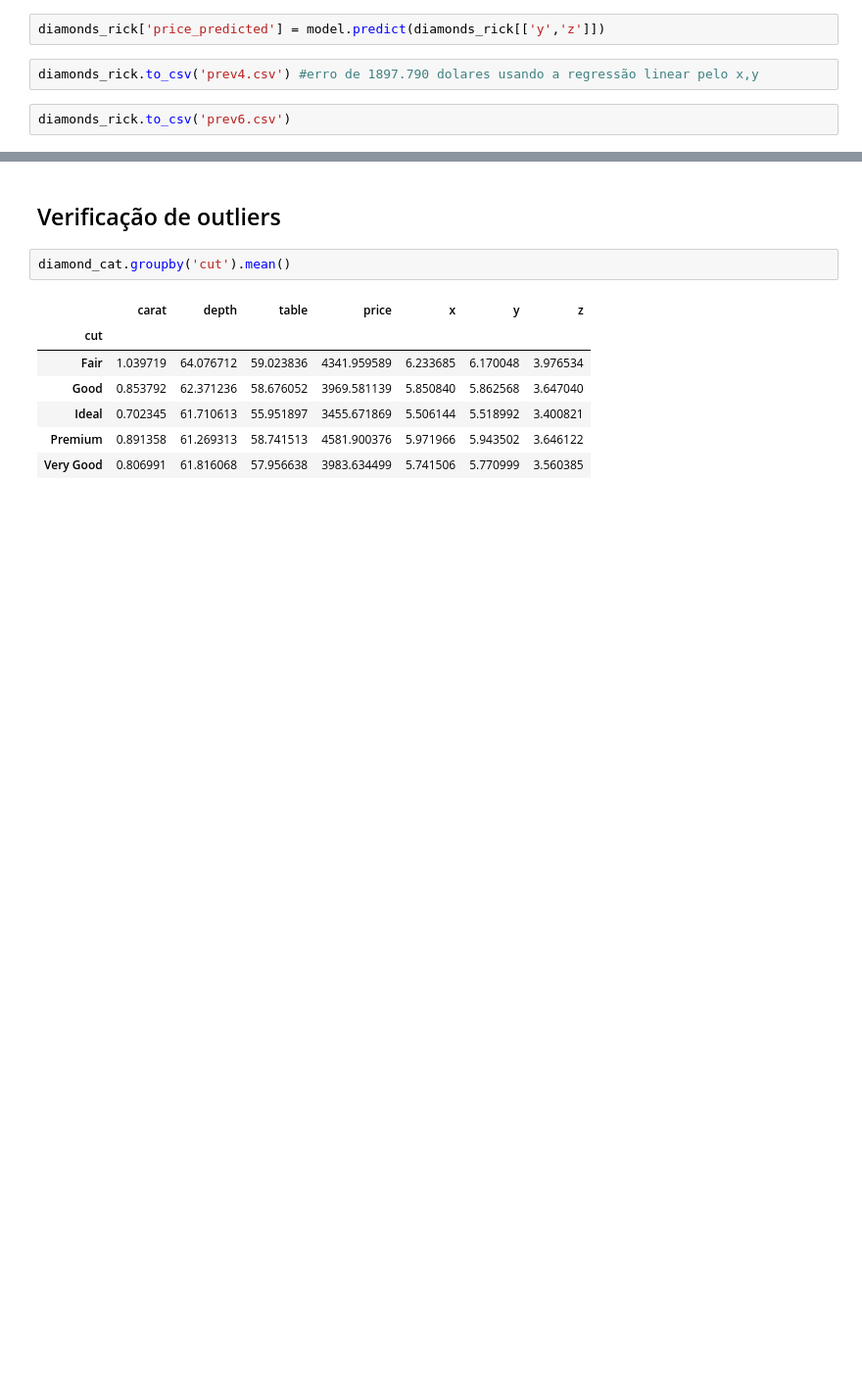
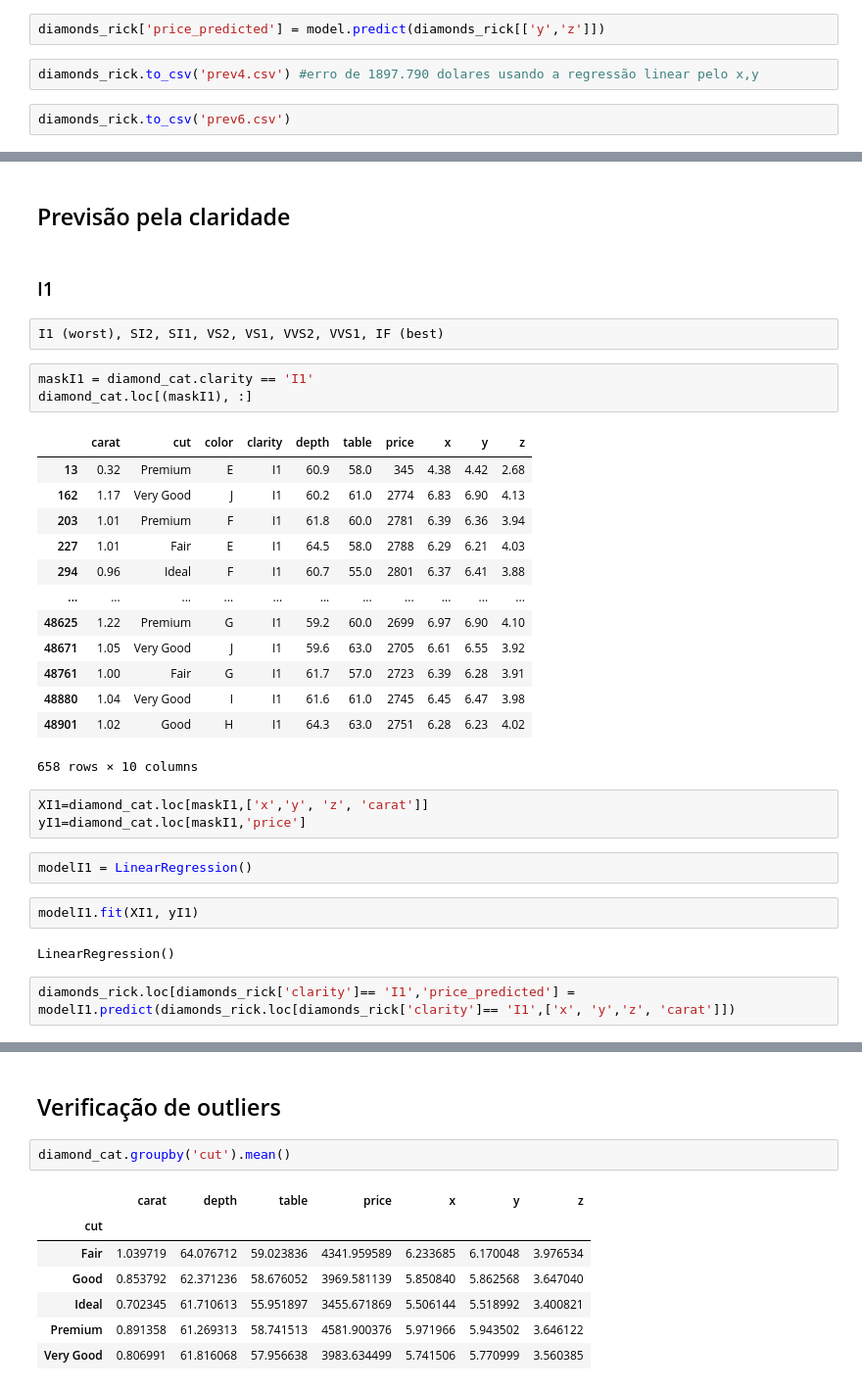
Before and after one commit to carlarbj/pricing_diamonds, a Jupyter notebook: diamond_price_prediction.ipynb, the cells around one changed output, grey strips where cells are left out. Shown at 98% size. Saved outputs shown, nothing was run; the diff lists cells and outputs as text; blank space fills up the shorter version.

```diff
--- a/diamond_price_prediction.ipynb
+++ b/diamond_price_prediction.ipynb
@@ -334,0 +335,34 @@ sns.lineplot(diamonds_rick.price_predicted,diamonds_rick.carat, hue=diamonds_ric
+# %% [markdown]
+## Previsão pela claridade
+# %% [markdown]
+### I1
+# %%
+I1 (worst), SI2, SI1, VS2, VS1, VVS2, VVS1, IF (best)
+# %%
+maskI1 = diamond_cat.clarity == 'I1'
+diamond_cat.loc[(maskI1), :]
+# %% [output]
+|  | carat | cut | color | clarity | depth | table | price | x | y | z |
+| 13 | 0.32 | Premium | E | I1 | 60.9 | 58.0 | 345 | 4.38 | 4.42 | 2.68 |
+| 162 | 1.17 | Very Good | J | I1 | 60.2 | 61.0 | 2774 | 6.83 | 6.90 | 4.13 |
+| 203 | 1.01 | Premium | F | I1 | 61.8 | 60.0 | 2781 | 6.39 | 6.36 | 3.94 |
+| 227 | 1.01 | Fair | E | I1 | 64.5 | 58.0 | 2788 | 6.29 | 6.21 | 4.03 |
+| 294 | 0.96 | Ideal | F | I1 | 60.7 | 55.0 | 2801 | 6.37 | 6.41 | 3.88 |
+| ... | ... | ... | ... | ... | ... | ... | ... | ... | ... | ... |
+| 48625 | 1.22 | Premium | G | I1 | 59.2 | 60.0 | 2699 | 6.97 | 6.90 | 4.10 |
+| 48671 | 1.05 | Very Good | J | I1 | 59.6 | 63.0 | 2705 | 6.61 | 6.55 | 3.92 |
+| 48761 | 1.00 | Fair | G | I1 | 61.7 | 57.0 | 2723 | 6.39 | 6.28 | 3.91 |
+| 48880 | 1.04 | Very Good | I | I1 | 61.6 | 61.0 | 2745 | 6.45 | 6.47 | 3.98 |
+| 48901 | 1.02 | Good | H | I1 | 64.3 | 63.0 | 2751 | 6.28 | 6.23 | 4.02 |
+658 rows × 10 columns
+# %%
+XI1=diamond_cat.loc[maskI1,['x','y', 'z', 'carat']]
+yI1=diamond_cat.loc[maskI1,'price']
+# %%
+modelI1 = LinearRegression()
+# %%
+modelI1.fit(XI1, yI1)
+# %% [output]
+LinearRegression()
+# %%
+diamonds_rick.loc[diamonds_rick['clarity']== 'I1','price_predicted'] = modelI1.predict(diamonds_rick.loc[diamonds_rick['clarity']== 'I1',['x', 'y','z', 'carat']])
```
Also changed, not shown: parts of 105 cells of this notebook, 1 other file.
